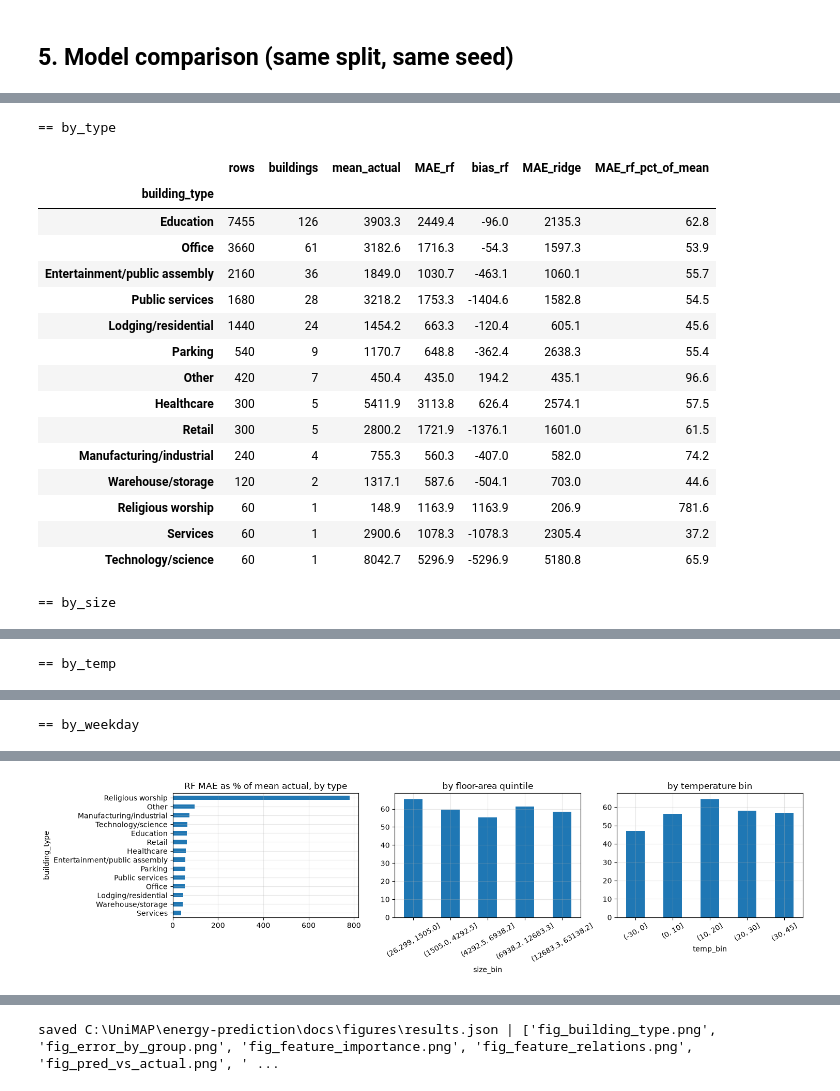
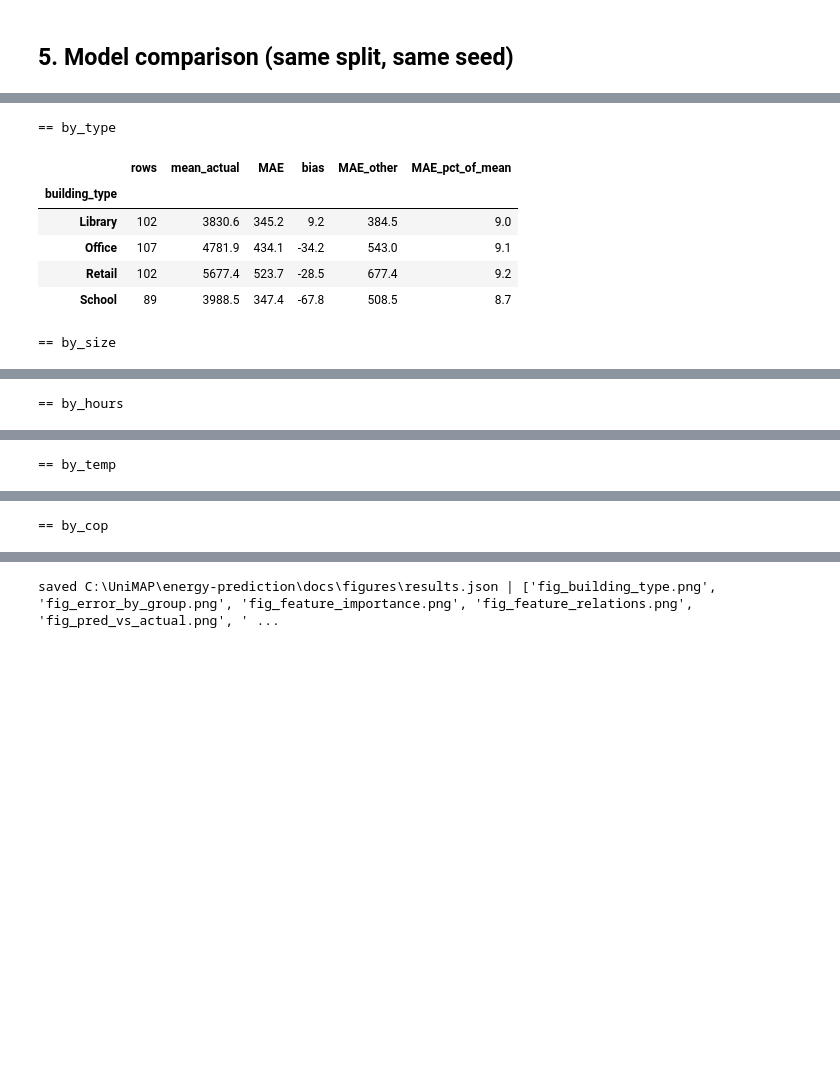
Before and after one commit to kitthakarn-sawasdipab/AI-Project, a Jupyter notebook: notebooks/analysis.ipynb, the cells around one changed output, grey strips where cells are left out. Cells and saved outputs as stored; diff of their text form; code cells hidden in the pictures; blank space fills up the shorter version.

```diff
--- a/notebooks/analysis.ipynb
+++ b/notebooks/analysis.ipynb
@@ -21,11 +21,11 @@ FIG = ROOT / "docs" / "figures"; FIG.mkdir(parents=True, exist_ok=True)
 RES = {}
 plt.rcParams.update({"figure.dpi": 100, "axes.grid": True, "grid.alpha": 0.3})
 T = config.TARGET
+NUM = config.NUMERIC_FEATURES
 
 def save(name):
     plt.tight_layout(); plt.savefig(FIG / f"{name}.png", dpi=150); plt.show()
 
 df = train.load_data(config.DATA_PATH)
-df["eui"] = df[T] / df["floor_area_m2"]   # kWh per m2 per day, to compare buildings of different size
 print(df.shape)
 # %% [output]
@@ -84,0 +78,6 @@ if raw_e.exists() and raw_m.exists():
+# %%
+# Is the missingness related to the target? (a quick check; the data are simulated)
+for c in ["floor_area_m2", "planned_occupancy"]:
+    m = df[c].isna()
+    RES[f"target_mean_when_{c}_missing"] = [float(df.loc[m, T].mean()), float(df.loc[~m, T].mean())]
+    print(c, "| mean target if missing vs present:", [round(v) for v in RES[f"target_mean_when_{c}_missing"]])
@@ -205,16 +182,15 @@ for name, mdl in train.candidate_models().items():
               "MAE_pct_of_mean": float(m["MAE"] / y_te.mean() * 100),
               "fit_seconds": fit_s, "predict_ms_per_1000": pred_s / len(X_te) * 1e6})
     fitted[name] = (pipe, pred); rows.append({"model": name, **m})
-comp = pd.DataFrame(rows).set_index("model")
-cv = pd.DataFrame(meta["cv_results"]).T
-comp = comp.join(cv)
-display(comp.round(2)); RES["comparison"] = comp.round(4).to_dict(orient="index")
-# the saved results must match this re-run
+comp = pd.DataFrame(rows).set_index("model").join(pd.DataFrame(meta["cv_results"]).T)
+display(comp.round(3)); RES["comparison"] = comp.round(4).to_dict(orient="index")
 for name in comp.index:
-    assert abs(comp.loc[name, "RMSE"] - meta["test_results"][name]["RMSE"]) < 1.0, name
+    assert abs(comp.loc[name, "RMSE"] - meta["test_results"][name]["RMSE"]) < 0.5, name
 print("re-run matches models/metadata.json")
 saved = joblib.load(config.MODEL_DIR / "model.joblib")
 print("saved model reproduces re-fit predictions:", np.allclose(saved.predict(X_te), fitted[meta["selected_model"]][1]))
+RES["selected_model"] = meta["selected_model"]
+print(open(FIG / "cv_exploration.txt").read() if (FIG / "cv_exploration.txt").exists() else "")
 # %% [output]
 |  | MAE | RMSE | R2 | median_abs_pct_error | MAE_pct_of_mean | fit_seconds | predict_ms_per_1000 | ... |
 | model |  |  |  |  |  |  |  | ... |
@@ -246,38 +233,31 @@ mean error (bias): -284 | share overpredicted: 0.525 | median / p90 abs error: 6
 # %%
 def grp(col):
-    g = te.groupby(col, observed=True).agg(rows=(T, "size"), buildings=("building_id", "nunique"), mean_actual=(T, "mean"),
-                                           MAE_rf=("abs_err", "mean"), bias_rf=("err", "mean"))
-    g["MAE_ridge"] = te.assign(a=(te.pred_ridge - te[T]).abs()).groupby(col, observed=True)["a"].mean()
-    g["MAE_rf_pct_of_mean"] = g.MAE_rf / g.mean_actual * 100
+    g = te.groupby(col, observed=True).agg(rows=(T, "size"), mean_actual=(T, "mean"), MAE=("abs_err", "mean"), bias=("err", "mean"))
+    g["MAE_other"] = te.assign(a=(te.pred_other - te[T]).abs()).groupby(col, observed=True)["a"].mean()
+    g["MAE_pct_of_mean"] = g.MAE / g.mean_actual * 100
     return g
-by_type = grp("building_type").sort_values("rows", ascending=False)
-te["size_bin"] = pd.qcut(te.floor_area_m2, 5)
-te["temp_bin"] = pd.cut(te.air_temp_c, [-30, 0, 10, 20, 30, 45])
-by_size, by_temp, by_dow = grp("size_bin"), grp("temp_bin"), grp("day_of_week").reindex(dow)
-for n, g in [("by_type", by_type), ("by_size", by_size), ("by_temp", by_temp), ("by_weekday", by_dow)]:
-    print("\n==", n); display(g.round(1))
-    RES[n] = {str(k): v for k, v in g.round(2).to_dict(orient="index").items()}
-fig, ax = plt.subplots(1, 3, figsize=(15, 4))
-by_type["MAE_rf_pct_of_mean"].sort_values().plot.barh(ax=ax[0]); ax[0].set_title("RF MAE as % of mean actual, by type")
-by_size["MAE_rf_pct_of_mean"].plot.bar(ax=ax[1], rot=30); ax[1].set_title("by floor-area quintile")
-by_temp["MAE_rf_pct_of_mean"].plot.bar(ax=ax[2], rot=30); ax[2].set_title("by temperature bin")
+te["size_bin"] = pd.qcut(te.floor_area_m2, 5, duplicates="drop")
+te["hours_bin"] = pd.cut(te.operating_hours, [3, 8, 12, 16, 19])
+te["temp_bin"] = pd.cut(te.outdoor_temperature_c, [22, 26, 30, 34, 38])
+te["cop_bin"] = pd.cut(te.cooling_efficiency_cop, [1.9, 2.75, 3.5, 4.25, 5.1])
+te["pred_bin"] = pd.qcut(te.pred, 5)
+te["imputed"] = te[["floor_area_m2", "planned_occupancy"]].isna().any(axis=1).map({True: "had a missing input", False: "complete"})
+groups = {"by_type": "building_type", "by_size": "size_bin", "by_hours": "hours_bin", "by_temp": "temp_bin",
+          "by_cop": "cop_bin", "by_pred_level": "pred_bin", "by_missing_input": "imputed"}
+tables = {}
+for n, col in groups.items():
+    tables[n] = grp(col); print("\n==", n); display(tables[n].round(1))
+    RES[n] = {str(k): v for k, v in tables[n].round(2).to_dict(orient="index").items()}
+fig, ax = plt.subplots(1, 4, figsize=(17, 3.8))
+for a, n, t in zip(ax, ["by_type", "by_size", "by_hours", "by_pred_level"], ["building type", "floor-area quintile", "operating hours", "predicted-level quintile"]):
+    tables[n]["MAE_pct_of_mean"].plot.bar(ax=a, rot=30); a.set_title(f"MAE as % of mean actual, by {t}")
 save("fig_error_by_group")
 # %% [output]
 == by_type
-|  | rows | buildings | mean_actual | MAE_rf | bias_rf | MAE_ridge | MAE_rf_pct_of_mean |
-| building_type |  |  |  |  |  |  |  |
-| Education | 7455 | 126 | 3903.3 | 2449.4 | -96.0 | 2135.3 | 62.8 |
-| Office | 3660 | 61 | 3182.6 | 1716.3 | -54.3 | 1597.3 | 53.9 |
-| Entertainment/public assembly | 2160 | 36 | 1849.0 | 1030.7 | -463.1 | 1060.1 | 55.7 |
-| Public services | 1680 | 28 | 3218.2 | 1753.3 | -1404.6 | 1582.8 | 54.5 |
-| Lodging/residential | 1440 | 24 | 1454.2 | 663.3 | -120.4 | 605.1 | 45.6 |
-| Parking | 540 | 9 | 1170.7 | 648.8 | -362.4 | 2638.3 | 55.4 |
-| Other | 420 | 7 | 450.4 | 435.0 | 194.2 | 435.1 | 96.6 |
-| Healthcare | 300 | 5 | 5411.9 | 3113.8 | 626.4 | 2574.1 | 57.5 |
-| Retail | 300 | 5 | 2800.2 | 1721.9 | -1376.1 | 1601.0 | 61.5 |
-| Manufacturing/industrial | 240 | 4 | 755.3 | 560.3 | -407.0 | 582.0 | 74.2 |
-| Warehouse/storage | 120 | 2 | 1317.1 | 587.6 | -504.1 | 703.0 | 44.6 |
-| Religious worship | 60 | 1 | 148.9 | 1163.9 | 1163.9 | 206.9 | 781.6 |
-| Services | 60 | 1 | 2900.6 | 1078.3 | -1078.3 | 2305.4 | 37.2 |
-| Technology/science | 60 | 1 | 8042.7 | 5296.9 | -5296.9 | 5180.8 | 65.9 |
+|  | rows | mean_actual | MAE | bias | MAE_other | MAE_pct_of_mean |
+| building_type |  |  |  |  |  |  |
+| Library | 102 | 3830.6 | 345.2 | 9.2 | 384.5 | 9.0 |
+| Office | 107 | 4781.9 | 434.1 | -34.2 | 543.0 | 9.1 |
+| Retail | 102 | 5677.4 | 523.7 | -28.5 | 677.4 | 9.2 |
+| School | 89 | 3988.5 | 347.4 | -67.8 | 508.5 | 8.7 |
 == by_size
@@ -291 +271 @@ save("fig_error_by_group")
-== by_temp
+== by_hours
@@ -299 +278 @@ save("fig_error_by_group")
-== by_weekday
+== by_temp
@@ -309 +285 @@ save("fig_error_by_group")
-[figure, removed]
+== by_cop
```
Also changed, not shown: parts of 23 cells of this notebook, 31 other files.
